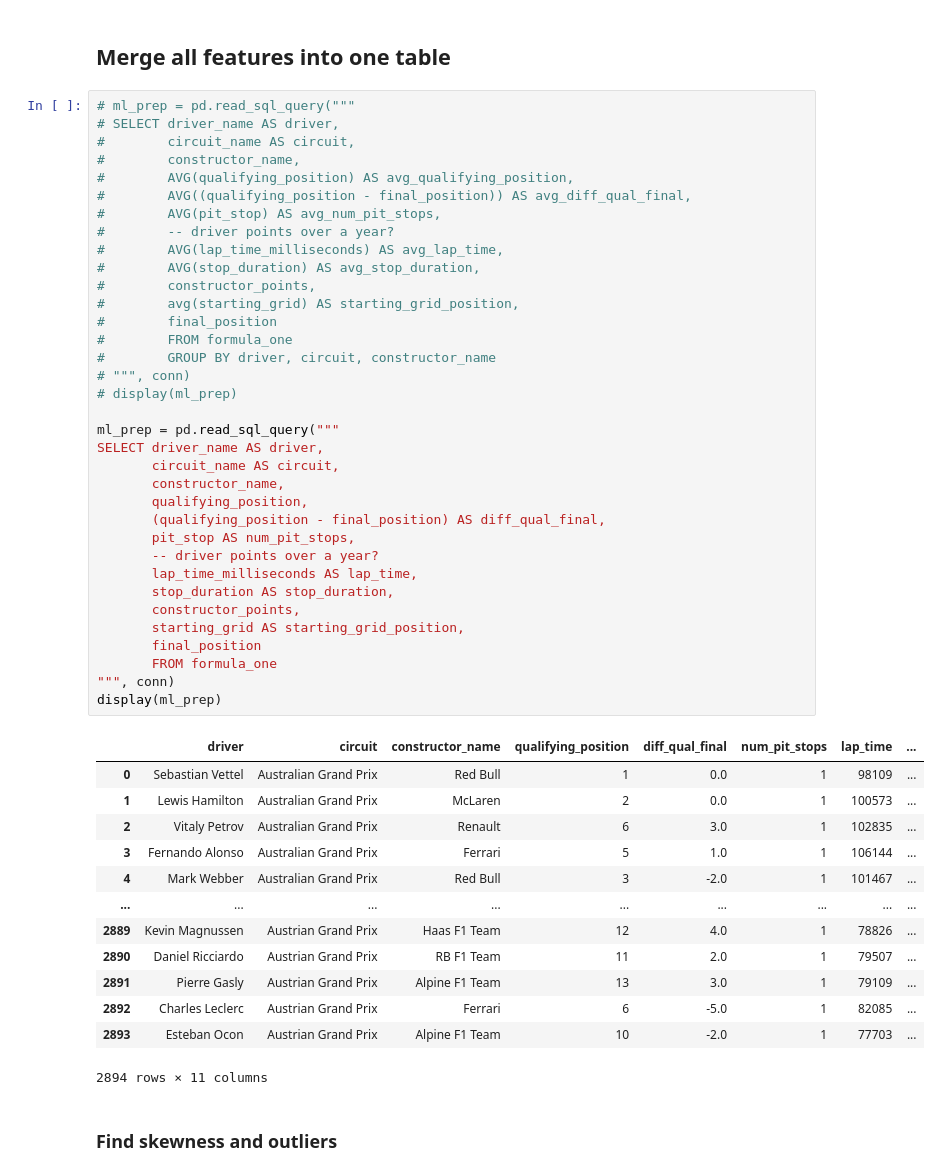
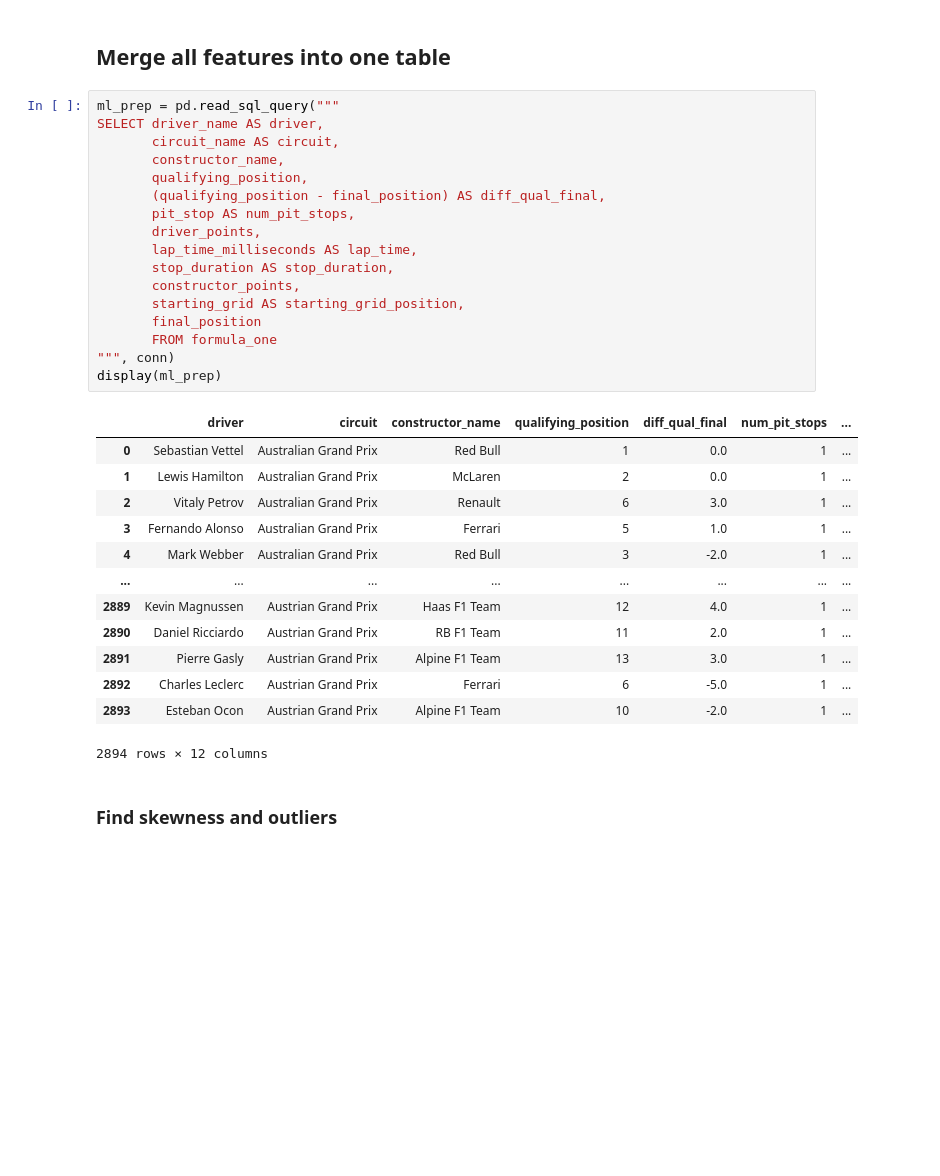
Before and after one commit to jennydang61/Driver-Performance-Prediction, a Jupyter notebook: formula1.ipynb, the cells around one changed output. Saved outputs shown, nothing was run; the diff lists cells and outputs as text; blank space fills up the shorter version.

Commit message:
metrics updated, driver points added

```diff
--- a/formula1.ipynb
+++ b/formula1.ipynb
@@ -866,54 +867,36 @@ Correlation between Average Difference in Qualifying and Final position and Aver
 # %% [markdown]
 ## Merge all features into one table
 # %%
-# ml_prep = pd.read_sql_query("""
-# SELECT driver_name AS driver,
-#        circuit_name AS circuit,
-#        constructor_name,
-#        AVG(qualifying_position) AS avg_qualifying_position,
-#        AVG((qualifying_position - final_position)) AS avg_diff_qual_final,
-#        AVG(pit_stop) AS avg_num_pit_stops,
-#        -- driver points over a year?
-#        AVG(lap_time_milliseconds) AS avg_lap_time,
-#        AVG(stop_duration) AS avg_stop_duration,
-#        constructor_points,
-#        avg(starting_grid) AS starting_grid_position,
-#        final_position
-#        FROM formula_one
-#        GROUP BY driver, circuit, constructor_name
-# """, conn)
-# display(ml_prep)
-
 ml_prep = pd.read_sql_query("""
 SELECT driver_name AS driver,
        circuit_name AS circuit,
        constructor_name,
        qualifying_position,
        (qualifying_position - final_position) AS diff_qual_final,
        pit_stop AS num_pit_stops,
-       -- driver points over a year?
+       driver_points,
        lap_time_milliseconds AS lap_time,
        stop_duration AS stop_duration,
        constructor_points,
        starting_grid AS starting_grid_position,
        final_position
        FROM formula_one
 """, conn)
 display(ml_prep)
 # %% [output]
-|  | driver | circuit | constructor_name | qualifying_position | diff_qual_final | num_pit_stops | lap_time | ... |
-| 0 | Sebastian Vettel | Australian Grand Prix | Red Bull | 1 | 0.0 | 1 | 98109 | ... |
-| 1 | Lewis Hamilton | Australian Grand Prix | McLaren | 2 | 0.0 | 1 | 100573 | ... |
-| 2 | Vitaly Petrov | Australian Grand Prix | Renault | 6 | 3.0 | 1 | 102835 | ... |
-| 3 | Fernando Alonso | Australian Grand Prix | Ferrari | 5 | 1.0 | 1 | 106144 | ... |
-| 4 | Mark Webber | Australian Grand Prix | Red Bull | 3 | -2.0 | 1 | 101467 | ... |
-| ... | ... | ... | ... | ... | ... | ... | ... | ... |
-| 2889 | Kevin Magnussen | Austrian Grand Prix | Haas F1 Team | 12 | 4.0 | 1 | 78826 | ... |
-| 2890 | Daniel Ricciardo | Austrian Grand Prix | RB F1 Team | 11 | 2.0 | 1 | 79507 | ... |
-| 2891 | Pierre Gasly | Austrian Grand Prix | Alpine F1 Team | 13 | 3.0 | 1 | 79109 | ... |
-| 2892 | Charles Leclerc | Austrian Grand Prix | Ferrari | 6 | -5.0 | 1 | 82085 | ... |
-| 2893 | Esteban Ocon | Austrian Grand Prix | Alpine F1 Team | 10 | -2.0 | 1 | 77703 | ... |
+|  | driver | circuit | constructor_name | qualifying_position | diff_qual_final | num_pit_stops | ... |
+| 0 | Sebastian Vettel | Australian Grand Prix | Red Bull | 1 | 0.0 | 1 | ... |
+| 1 | Lewis Hamilton | Australian Grand Prix | McLaren | 2 | 0.0 | 1 | ... |
+| 2 | Vitaly Petrov | Australian Grand Prix | Renault | 6 | 3.0 | 1 | ... |
+| 3 | Fernando Alonso | Australian Grand Prix | Ferrari | 5 | 1.0 | 1 | ... |
+| 4 | Mark Webber | Australian Grand Prix | Red Bull | 3 | -2.0 | 1 | ... |
+| ... | ... | ... | ... | ... | ... | ... | ... |
+| 2889 | Kevin Magnussen | Austrian Grand Prix | Haas F1 Team | 12 | 4.0 | 1 | ... |
+| 2890 | Daniel Ricciardo | Austrian Grand Prix | RB F1 Team | 11 | 2.0 | 1 | ... |
+| 2891 | Pierre Gasly | Austrian Grand Prix | Alpine F1 Team | 13 | 3.0 | 1 | ... |
+| 2892 | Charles Leclerc | Austrian Grand Prix | Ferrari | 6 | -5.0 | 1 | ... |
+| 2893 | Esteban Ocon | Austrian Grand Prix | Alpine F1 Team | 10 | -2.0 | 1 | ... |
-2894 rows × 11 columns
+2894 rows × 12 columns
 # %% [markdown]
 ### Find skewness and outliers
 # %%
```
Also changed, not shown: parts of 12 cells of this notebook.
